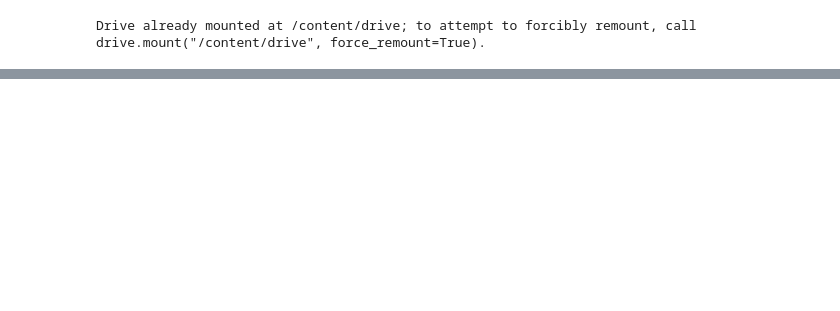
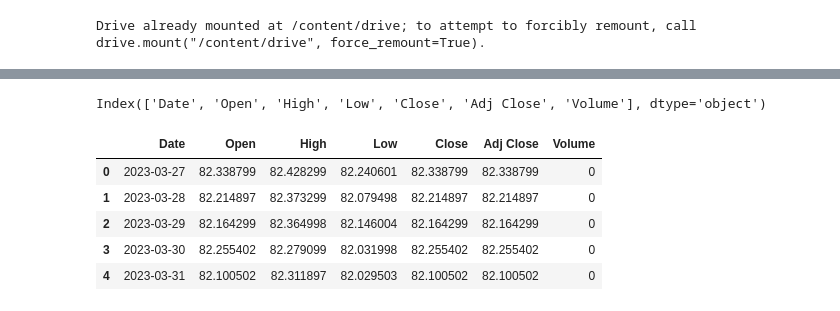
Before and after one commit to jayeshhh04/ML-project, a Jupyter notebook: USD_INR_price_prediction_ML_model.ipynb, the cells around one changed output, grey strips where cells are left out. Saved outputs shown, nothing was run; the diff lists cells and outputs as text; code cells hidden in the pictures; blank space fills up the shorter version.

```diff
--- a/USD_INR_price_prediction_ML_model.ipynb
+++ b/USD_INR_price_prediction_ML_model.ipynb
@@ -42,0 +41,13 @@ plt.show()
+# %%
+data.columns
+# %% [output]
+Index(['Date', 'Open', 'High', 'Low', 'Close', 'Adj Close', 'Volume'], dtype='object')
+# %%
+data.head()
+# %% [output]
+|  | Date | Open | High | Low | Close | Adj Close | Volume |
+| 0 | 2023-03-27 | 82.338799 | 82.428299 | 82.240601 | 82.338799 | 82.338799 | 0 |
+| 1 | 2023-03-28 | 82.214897 | 82.373299 | 82.079498 | 82.214897 | 82.214897 | 0 |
+| 2 | 2023-03-29 | 82.164299 | 82.364998 | 82.146004 | 82.164299 | 82.164299 | 0 |
+| 3 | 2023-03-30 | 82.255402 | 82.279099 | 82.031998 | 82.255402 | 82.255402 | 0 |
+| 4 | 2023-03-31 | 82.100502 | 82.311897 | 82.029503 | 82.100502 | 82.100502 | 0 |
```
Also changed, not shown: parts of 13 cells of this notebook.
